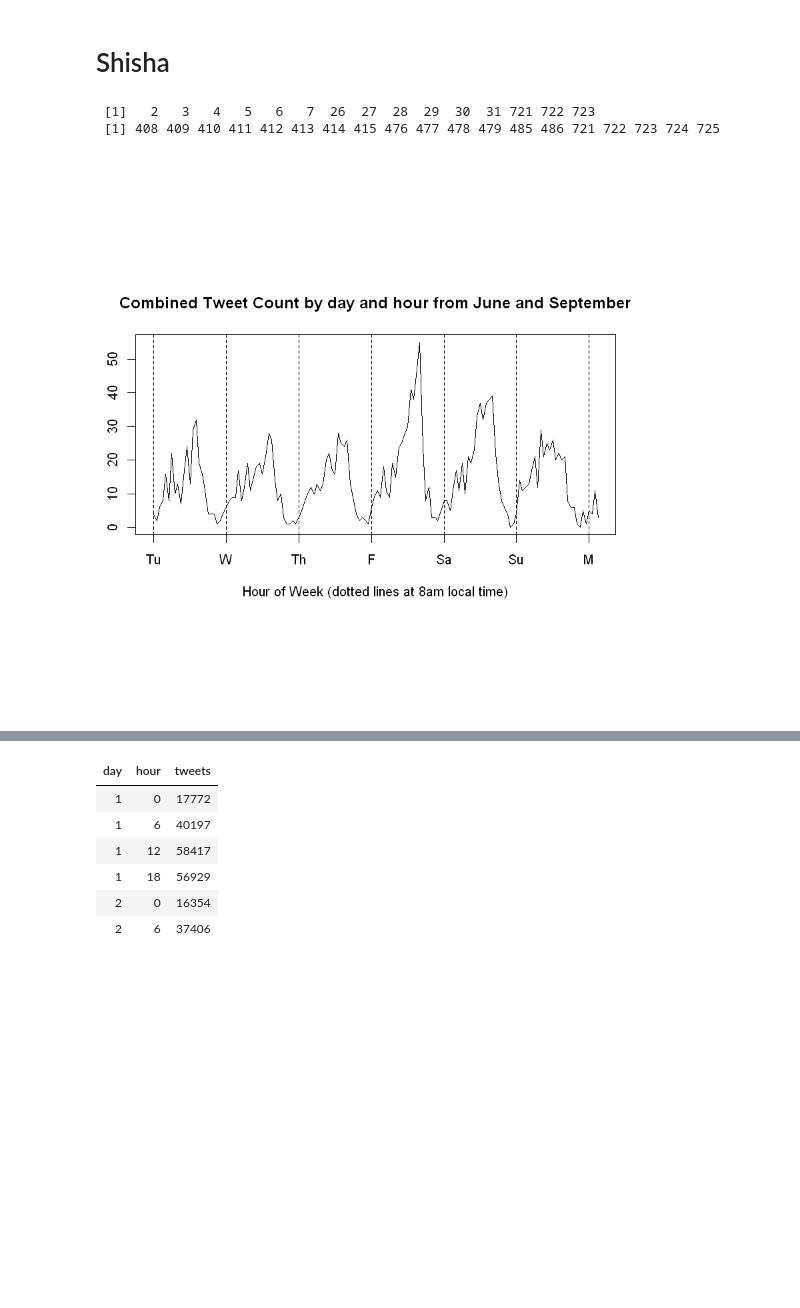
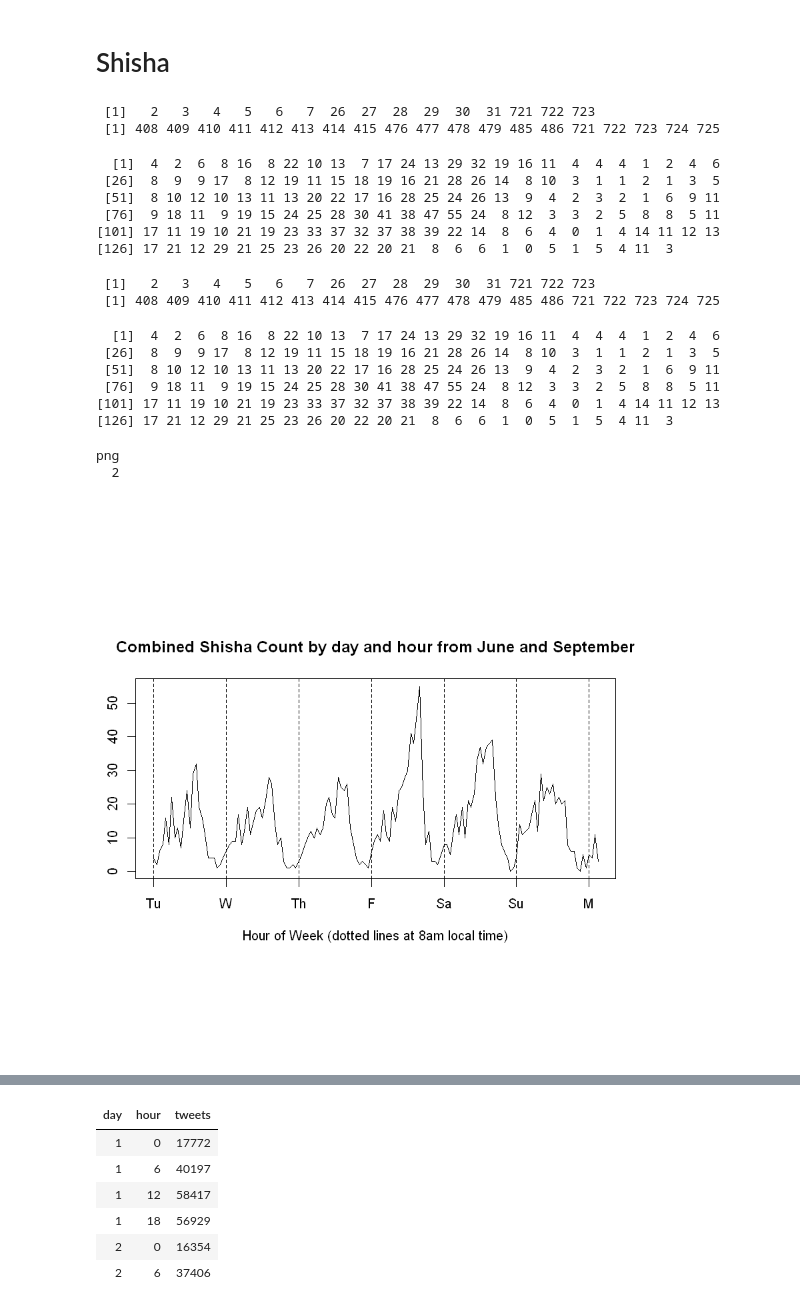
Before and after one commit to tj2huang/nyu-research, a Jupyter notebook: notebooks/tobacco-plot.ipynb, the cells around one changed output, grey strips where cells are left out. Drawn from its saved outputs; the diff is of its cells as text; code cells hidden in the pictures; blank space fills up the shorter version.

Commit message:
added shisha/fp sum proportion

```diff
--- a/notebooks/tobacco-plot.ipynb
+++ b/notebooks/tobacco-plot.ipynb
@@ -14,7 +14,7 @@ Warning message:
 # %% [markdown]
 To get a better looking plot, we add up the weekly time series from the 8 weeks of september and june and plot by hour and day
 # %%
-total_by_day <- function(june, sept){
+total_by_day <- function(june, sept, show_plot=TRUE, name='Tweet'){
     j <- read.csv(june)
     s <- read.csv(sept)
     j.pres <- j[c(1,2,3)]
@@ -39,12 +39,15 @@ total_by_day <- function(june, sept){
 
     combined.ts <- j.1 + j.2 + j.3 + j.4 + s.1 + s.2 + s.3 + s.4
 
+    if (show_plot){
     par(pin=c(6, 2.5))
     plot(combined.ts, type='l', xaxt='n', xlab='Hour of Week (dotted lines at 8am local time)',
-         ylab='Total Tweets', main='Combined Tweet Count by day and hour from June and September')
+         ylab='Total Tweets', main=paste('Combined', name, 'Count by day and hour from June and September'))
     abline(v=seq(1, 168, by=24), lty=2)
     axis(1, labels = c('Tu', 'W', 'Th', 'F', 'Sa', 'Su', 'M'), at=seq(1, 168, by=24))
+    }
 
+    combined.ts
 
 }
 # %% [markdown]
@@ -69,8 +72,28 @@ total_by_day('c:/users/tom/documents/nyu-test/tob-run/june/summary/summary/curre
 # Shisha
 # %%
 total_by_day('c:/users/tom/documents/nyu-test/tob-run/june/summary/summary/shisha.csv',
-            'c:/users/tom/documents/nyu-test/tob-run/sept/summary/summary/shisha.csv')
+            'c:/users/tom/documents/nyu-test/tob-run/sept/summary/summary/shisha.csv', name='Shisha')
+pdf('c:/users/tom/documents/nyu-test/tob-plots/shisha-sum.pdf',width=6,height=4,paper='special')
+total_by_day('c:/users/tom/documents/nyu-test/tob-run/june/summary/summary/shisha.csv',
+            'c:/users/tom/documents/nyu-test/tob-run/sept/summary/summary/shisha.csv', name='Shisha')
+dev.off()
 # %% [output]
  [1]   2   3   4   5   6   7  26  27  28  29  30  31 721 722 723
  [1] 408 409 410 411 412 413 414 415 476 477 478 479 485 486 721 722 723 724 725
+  [1]  4  2  6  8 16  8 22 10 13  7 17 24 13 29 32 19 16 11  4  4  4  1  2  4  6
+ [26]  8  9  9 17  8 12 19 11 15 18 19 16 21 28 26 14  8 10  3  1  1  2  1  3  5
+ [51]  8 10 12 10 13 11 13 20 22 17 16 28 25 24 26 13  9  4  2  3  2  1  6  9 11
+ [76]  9 18 11  9 19 15 24 25 28 30 41 38 47 55 24  8 12  3  3  2  5  8  8  5 11
+[101] 17 11 19 10 21 19 23 33 37 32 37 38 39 22 14  8  6  4  0  1  4 14 11 12 13
+[126] 17 21 12 29 21 25 23 26 20 22 20 21  8  6  6  1  0  5  1  5  4 11  3
+ [1]   2   3   4   5   6   7  26  27  28  29  30  31 721 722 723
+ [1] 408 409 410 411 412 413 414 415 476 477 478 479 485 486 721 722 723 724 725
+  [1]  4  2  6  8 16  8 22 10 13  7 17 24 13 29 32 19 16 11  4  4  4  1  2  4  6
+ [26]  8  9  9 17  8 12 19 11 15 18 19 16 21 28 26 14  8 10  3  1  1  2  1  3  5
+ [51]  8 10 12 10 13 11 13 20 22 17 16 28 25 24 26 13  9  4  2  3  2  1  6  9 11
+ [76]  9 18 11  9 19 15 24 25 28 30 41 38 47 55 24  8 12  3  3  2  5  8  8  5 11
+[101] 17 11 19 10 21 19 23 33 37 32 37 38 39 22 14  8  6  4  0  1  4 14 11 12 13
+[126] 17 21 12 29 21 25 23 26 20 22 20 21  8  6  6  1  0  5  1  5  4 11  3
+png
+  2
-[figure, old version]
+[figure, new version]
```
Also changed, not shown: parts of 4 cells of this notebook.
